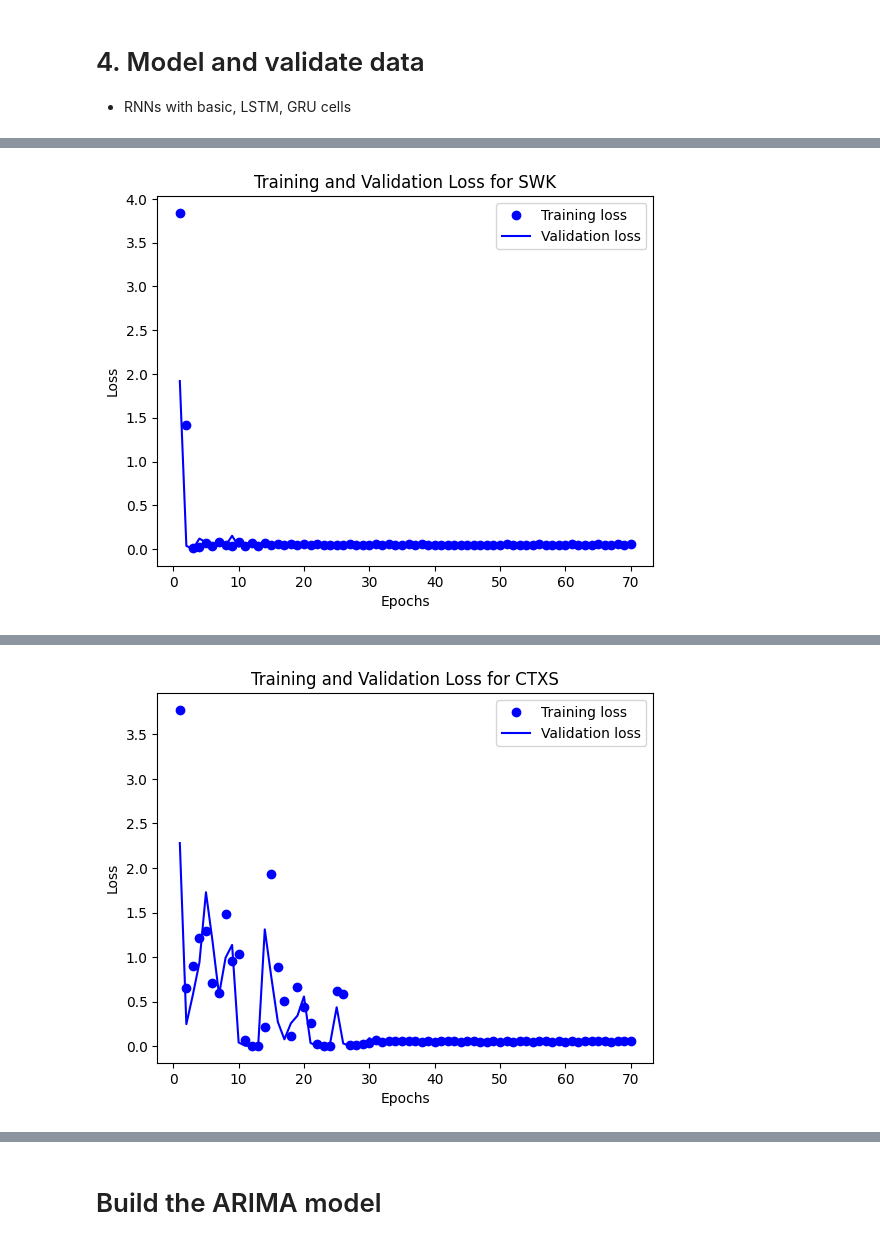
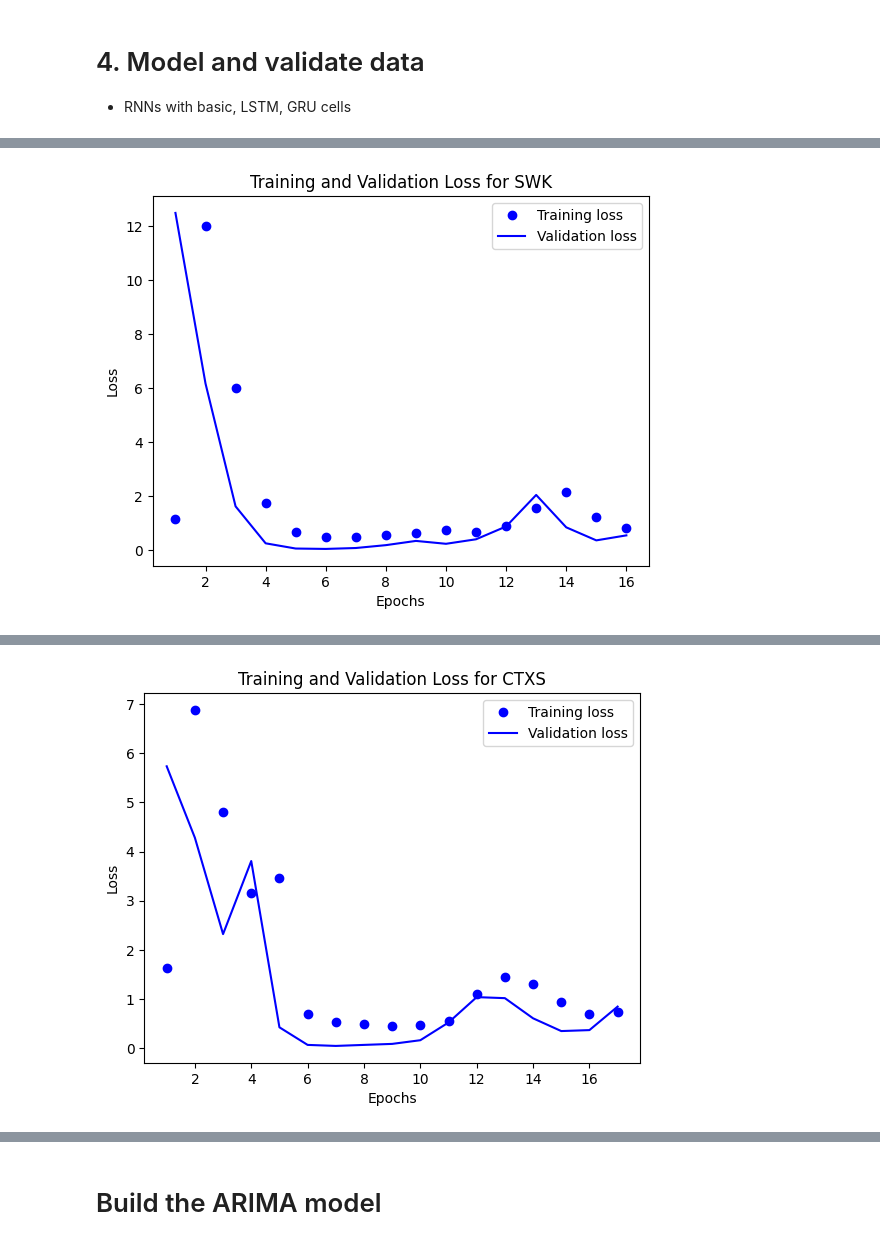
Before and after one commit to Derun-Chai/Assignment3, a Jupyter notebook: Assignment3.ipynb, the cells around one changed output, grey strips where cells are left out. Drawn from its saved outputs; the diff is of its cells as text; code cells hidden in the pictures.

```diff
--- a/Assignment3.ipynb
+++ b/Assignment3.ipynb
@@ -284,20 +292,27 @@ y_test.shape =  (3485, 5)
 import tensorflow as tf
 import numpy as np
 import matplotlib.pyplot as plt
+from tensorflow.keras.callbacks import EarlyStopping
 
 # Model parameters
-n_steps = 19  # Assuming 19 time steps; adjust as needed
+n_steps = 19  # Number of time steps
 n_inputs = 4  # Number of features
-n_neurons = 300
-n_outputs = 5  # Adjusted for 5 target features
-n_layers = 2
-learning_rate = 0.0015
-batch_size = 100
+n_neurons = 200  # Reduced number of neurons
+n_outputs = 5   # Number of target features
+n_layers = 2    # Number of RNN layers
+learning_rate = 0.0085  # Reduced learning rate
+batch_size = 130        # Adjusted batch size
 n_epochs = 70
+dropout_rate = 0.2     # Dropout rate for regularization
+
 
 stocks = ['RIG', 'KMB', 'SWK', 'CTXS', 'GPN']
 window_size = 5
-
+def calculate_moving_average(data, window_size=5):
+    ma = np.zeros((data.shape[0] - window_size + 1, data.shape[1]))
+    for i in range(data.shape[1]):
+        ma[:, i] = np.convolve(data[:, i], np.ones(window_size) / window_size, mode='valid')
+    return ma
 for stock in stocks:
     print(f"Processing stock: {stock}")
 
@@ -326,25 +341,31 @@ for stock in stocks:
     x_valid_adjusted = x_valid[-y_valid_residual.shape[0]:, :, :]
     x_test_adjusted = x_test[-y_test_residual.shape[0]:, :, :]
 
-    # Build the RNN model
-    model = tf.keras.Sequential()
+    # Build the RNN model with dropout for regularization
+    model_RNNs = tf.keras.Sequential()
     for i in range(n_layers):
         if i == n_layers - 1:
-            model.add(tf.keras.layers.SimpleRNN(n_neurons, return_sequences=False))
+            model_RNNs.add(tf.keras.layers.SimpleRNN(n_neurons, return_sequences=False))
         else:
-            model.add(tf.keras.layers.SimpleRNN(n_neurons, return_sequences=True))
-    model.add(tf.keras.layers.Dense(n_outputs))
+            model_RNNs.add(tf.keras.layers.SimpleRNN(n_neurons, return_sequences=True))
+        model_RNNs.add(tf.keras.layers.Dropout(dropout_rate))  # Adding dropout
+    model_RNNs.add(tf.keras.layers.Dense(n_outputs))
 
-    # Compile the model
-    model.compile(optimizer=tf.keras.optimizers.RMSprop(learning_rate=learning_rate), loss='mean_squared_error')
+    # Compile the model with a modified learning rate
+    optimizer = tf.keras.optimizers.RMSprop(learning_rate=learning_rate)
+    model_RNNs.compile(optimizer=optimizer, loss='mean_squared_error')
 
-    # Train the model
-    history = model.fit(x_train_adjusted, y_train_residual, epochs=n_epochs, batch_size=batch_size, validation_data=(x_valid_adjusted, y_valid_residual))
+    # Early stopping callback
+    early_stopping = EarlyStopping(monitor='val_loss', patience=10, restore_best_weights=True)
+
+    # Train the model with early stopping
+    history = model_RNNs.fit(x_train_adjusted, y_train_residual, epochs=n_epochs, batch_size=batch_size,
+                             validation_data=(x_valid_adjusted, y_valid_residual), callbacks=[early_stopping])
 
     # Predictions
-    y_train_pred_residual = model.predict(x_train_adjusted)
-    y_valid_pred_residual = model.predict(x_valid_adjusted)
-    y_test_pred_residual = model.predict(x_test_adjusted)
+    y_train_pred_residual = model_RNNs.predict(x_train_adjusted)
+    y_valid_pred_residual = model_RNNs.predict(x_valid_adjusted)
+    y_test_pred_residual = model_RNNs.predict(x_test_adjusted)
 
     # Final predictions (basic model prediction + predicted residual)
     y_train_final_pred = y_train_ma + y_train_pred_residual[:y_train_ma.shape[0], :]
@@ -421,3 +442,3 @@ Epoch 6/70
-[figure, old version]
+[figure, new version]
 Processing stock: CTXS
 Epoch 1/70
@@ -439,3 +460,3 @@ Epoch 6/70
-[figure, old version]
+[figure, new version]
 Processing stock: GPN
 Epoch 1/70
```
Also changed, not shown: parts of 15 cells of this notebook.
